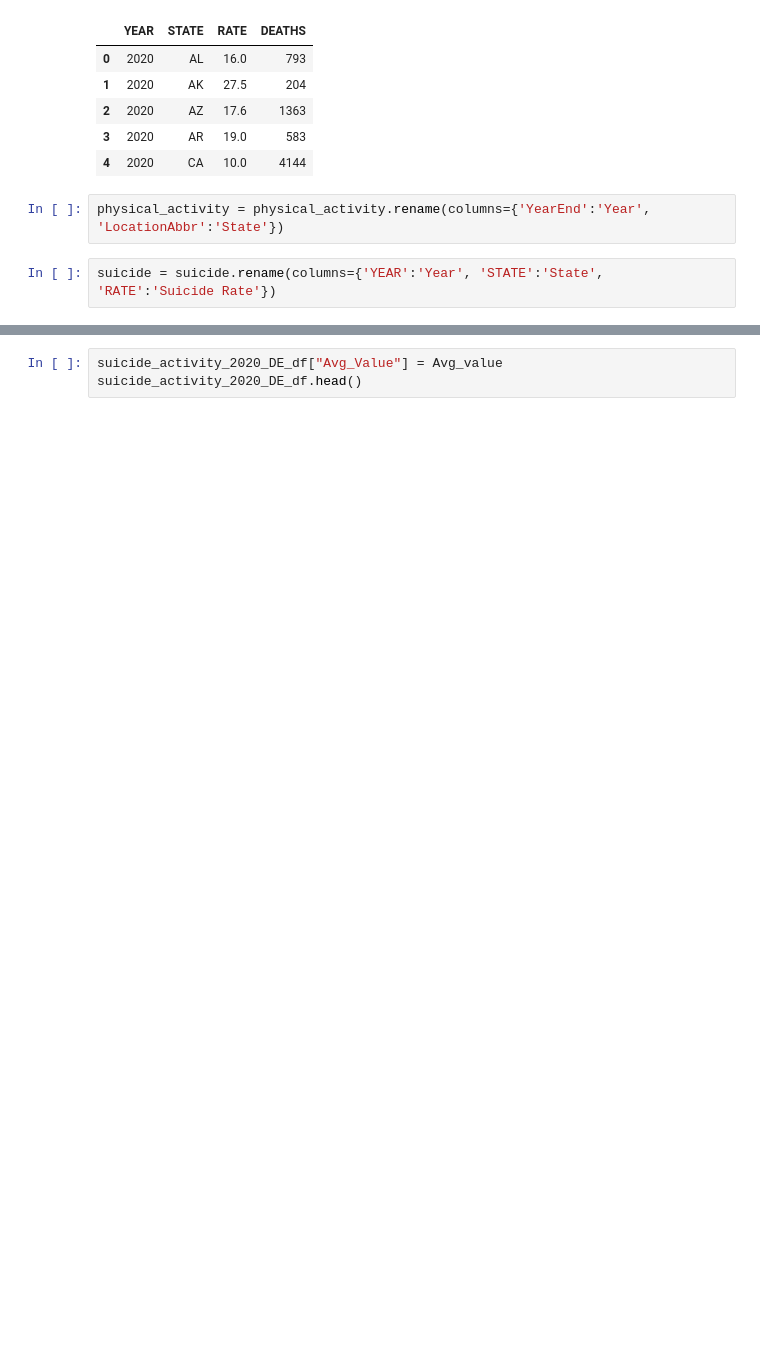
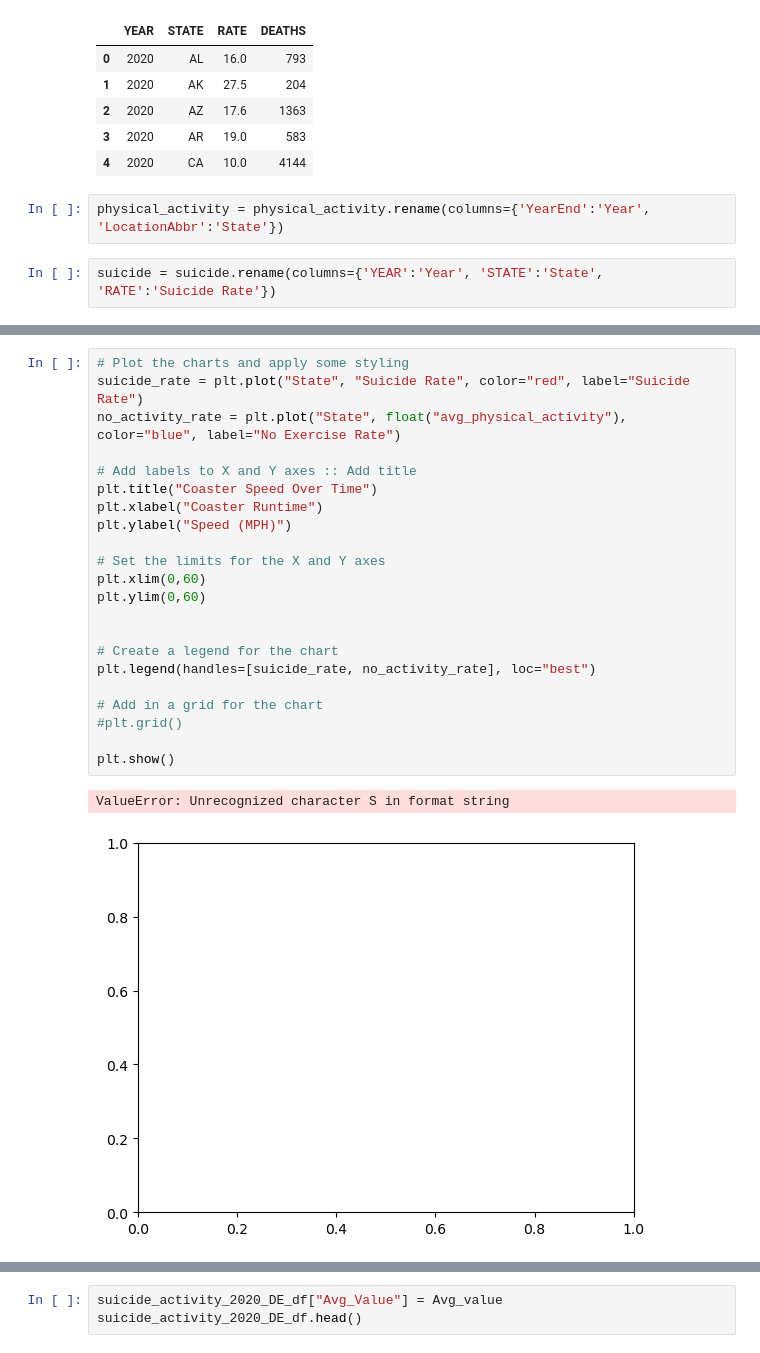
Before and after one commit to soobin83/Project1-Group2, a Jupyter notebook: project/Suicide/Soo.ipynb, the cells around one changed output, grey strips where cells are left out. Saved outputs shown, nothing was run; the diff lists cells and outputs as text; blank space fills up the shorter version.

```diff
--- a/project/Suicide/Soo.ipynb
+++ b/project/Suicide/Soo.ipynb
@@ -118,0 +182,25 @@ Avg_value
+# %%
+# Plot the charts and apply some styling
+suicide_rate = plt.plot("State", "Suicide Rate", color="red", label="Suicide Rate")
+no_activity_rate = plt.plot("State", float("avg_physical_activity"), color="blue", label="No Exercise Rate")
+
+# Add labels to X and Y axes :: Add title
+plt.title("Coaster Speed Over Time")
+plt.xlabel("Coaster Runtime")
+plt.ylabel("Speed (MPH)")
+
+# Set the limits for the X and Y axes
+plt.xlim(0,60)
+plt.ylim(0,60)
+
+
+# Create a legend for the chart
+plt.legend(handles=[suicide_rate, no_activity_rate], loc="best")
+
+# Add in a grid for the chart
+#plt.grid()
+
+plt.show()
+# %% [output]
+ValueError: Unrecognized character S in format string
+[figure, added]
```
Also changed, not shown: parts of 16 cells of this notebook, 1 other file.
